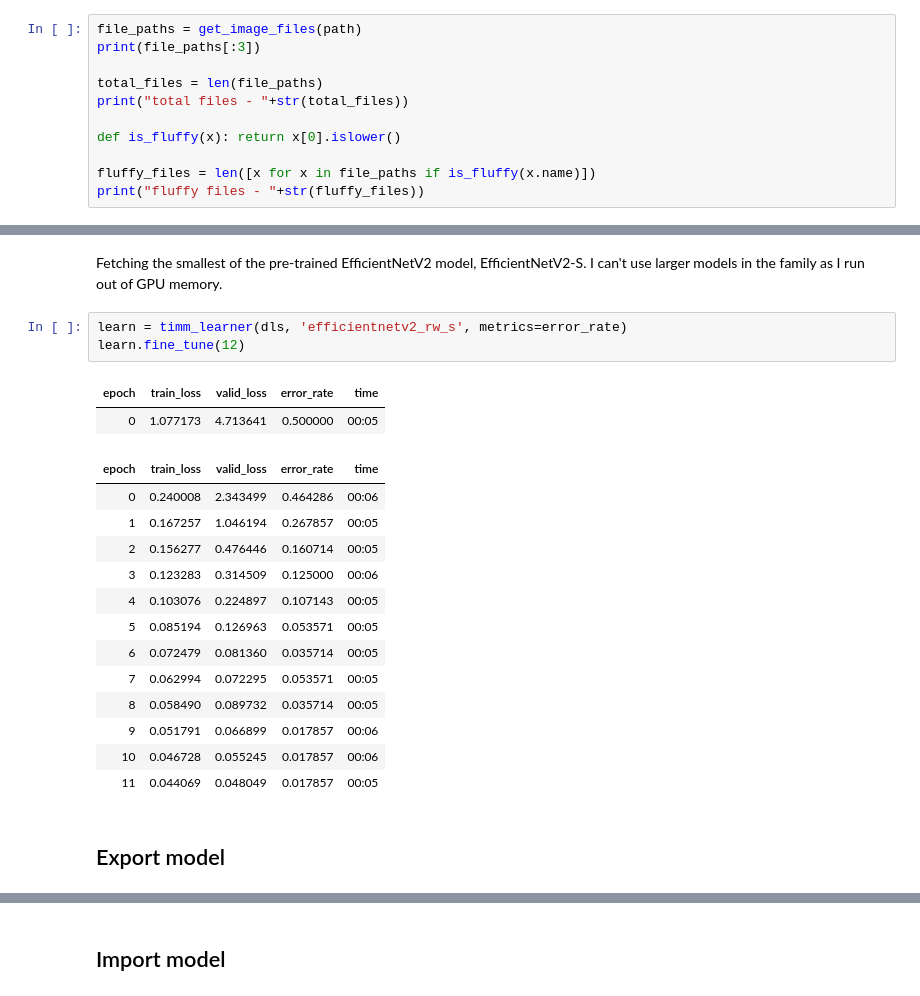
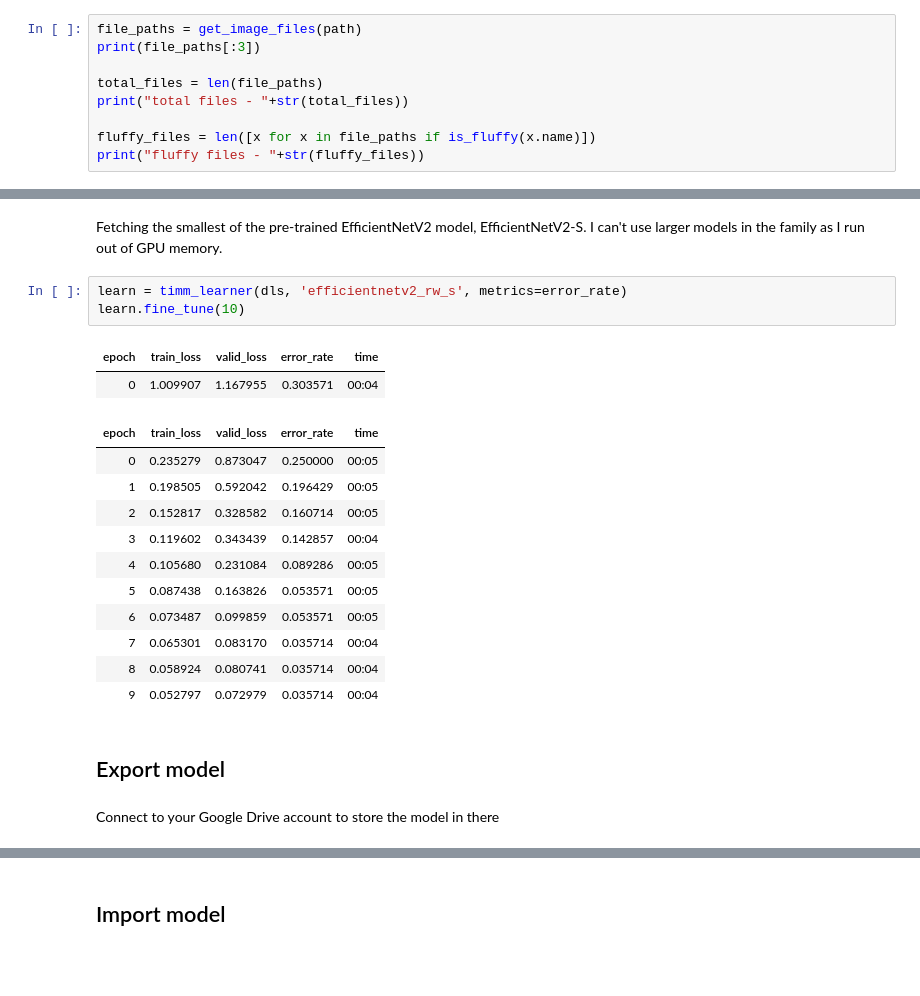
Before and after one commit to mihailthebuilder/fluffy-nb, a Jupyter notebook: fluffy.ipynb, the cells around one changed output, grey strips where cells are left out. Saved outputs shown, nothing was run; the diff lists cells and outputs as text; blank space fills up the shorter version.

```diff
--- a/fluffy.ipynb
+++ b/fluffy.ipynb
@@ -96,8 +110,6 @@ print(file_paths[:3])
 total_files = len(file_paths)
 print("total files - "+str(total_files))
 
-def is_fluffy(x): return x[0].islower()
-
 fluffy_files = len([x for x in file_paths if is_fluffy(x.name)])
 print("fluffy files - "+str(fluffy_files))
 # %% [output]
@@ -128,25 +140,25 @@ dls = ImageDataLoaders.from_name_func(
 Fetching the smallest of the pre-trained EfficientNetV2 model, EfficientNetV2-S. I can't use larger models in the family as I run out of GPU memory.
 # %%
 learn = timm_learner(dls, 'efficientnetv2_rw_s', metrics=error_rate)
-learn.fine_tune(12)
+learn.fine_tune(10)
 # %% [output]
 | epoch | train_loss | valid_loss | error_rate | time |
-| 0 | 1.077173 | 4.713641 | 0.500000 | 00:05 |
+| 0 | 1.009907 | 1.167955 | 0.303571 | 00:04 |
 | epoch | train_loss | valid_loss | error_rate | time |
-| 0 | 0.240008 | 2.343499 | 0.464286 | 00:06 |
-| 1 | 0.167257 | 1.046194 | 0.267857 | 00:05 |
-| 2 | 0.156277 | 0.476446 | 0.160714 | 00:05 |
-| 3 | 0.123283 | 0.314509 | 0.125000 | 00:06 |
-| 4 | 0.103076 | 0.224897 | 0.107143 | 00:05 |
-| 5 | 0.085194 | 0.126963 | 0.053571 | 00:05 |
-| 6 | 0.072479 | 0.081360 | 0.035714 | 00:05 |
-| 7 | 0.062994 | 0.072295 | 0.053571 | 00:05 |
-| 8 | 0.058490 | 0.089732 | 0.035714 | 00:05 |
-| 9 | 0.051791 | 0.066899 | 0.017857 | 00:06 |
-| 10 | 0.046728 | 0.055245 | 0.017857 | 00:06 |
-| 11 | 0.044069 | 0.048049 | 0.017857 | 00:05 |
+| 0 | 0.235279 | 0.873047 | 0.250000 | 00:05 |
+| 1 | 0.198505 | 0.592042 | 0.196429 | 00:05 |
+| 2 | 0.152817 | 0.328582 | 0.160714 | 00:05 |
+| 3 | 0.119602 | 0.343439 | 0.142857 | 00:04 |
+| 4 | 0.105680 | 0.231084 | 0.089286 | 00:05 |
+| 5 | 0.087438 | 0.163826 | 0.053571 | 00:05 |
+| 6 | 0.073487 | 0.099859 | 0.053571 | 00:05 |
+| 7 | 0.065301 | 0.083170 | 0.035714 | 00:04 |
+| 8 | 0.058924 | 0.080741 | 0.035714 | 00:04 |
+| 9 | 0.052797 | 0.072979 | 0.035714 | 00:04 |
 # %% [markdown]
 ## Export model
+# %% [markdown]
+Connect to your Google Drive account to store the model in there
 # %%
 from google.colab import drive
 drive.mount('/content/drive')
```
Also changed, not shown: parts of 12 cells of this notebook.
